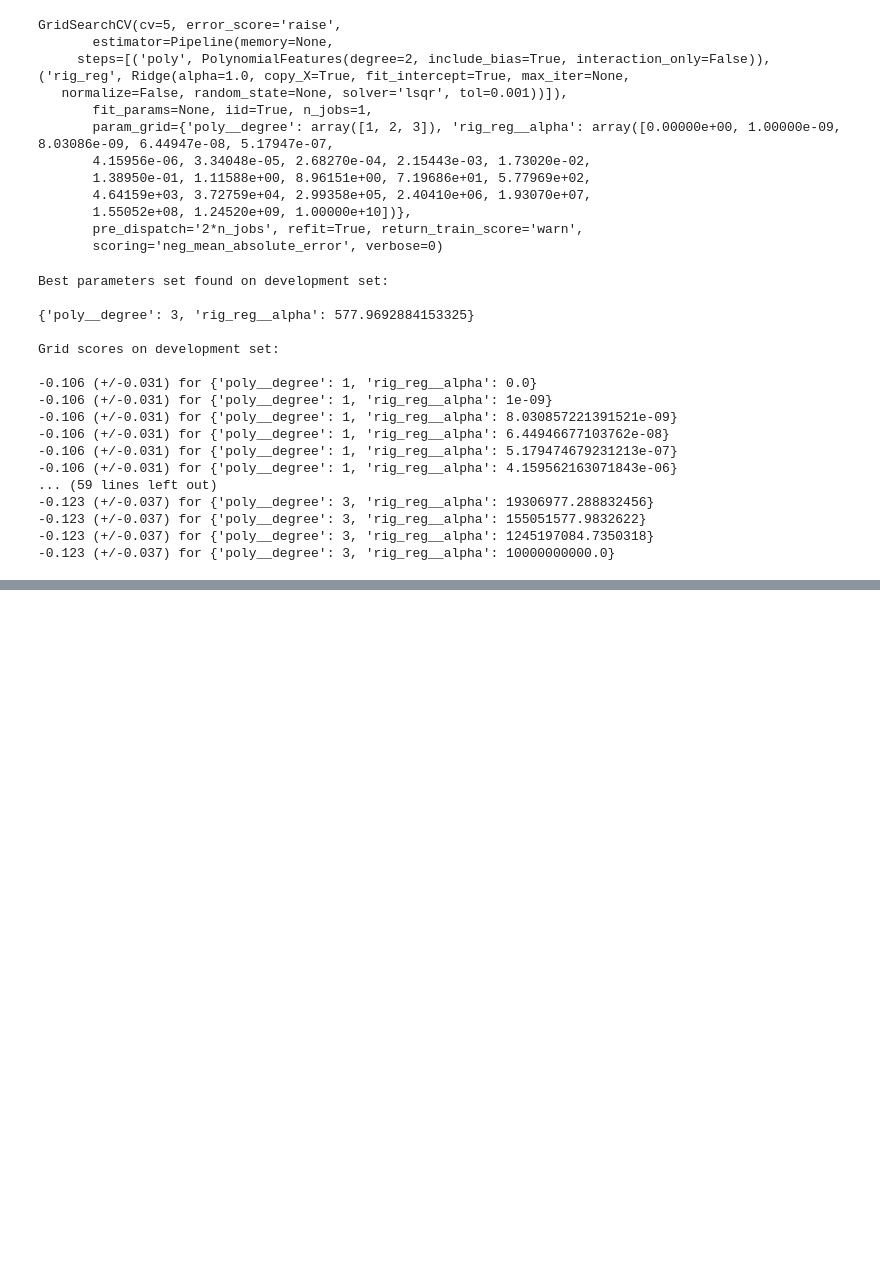
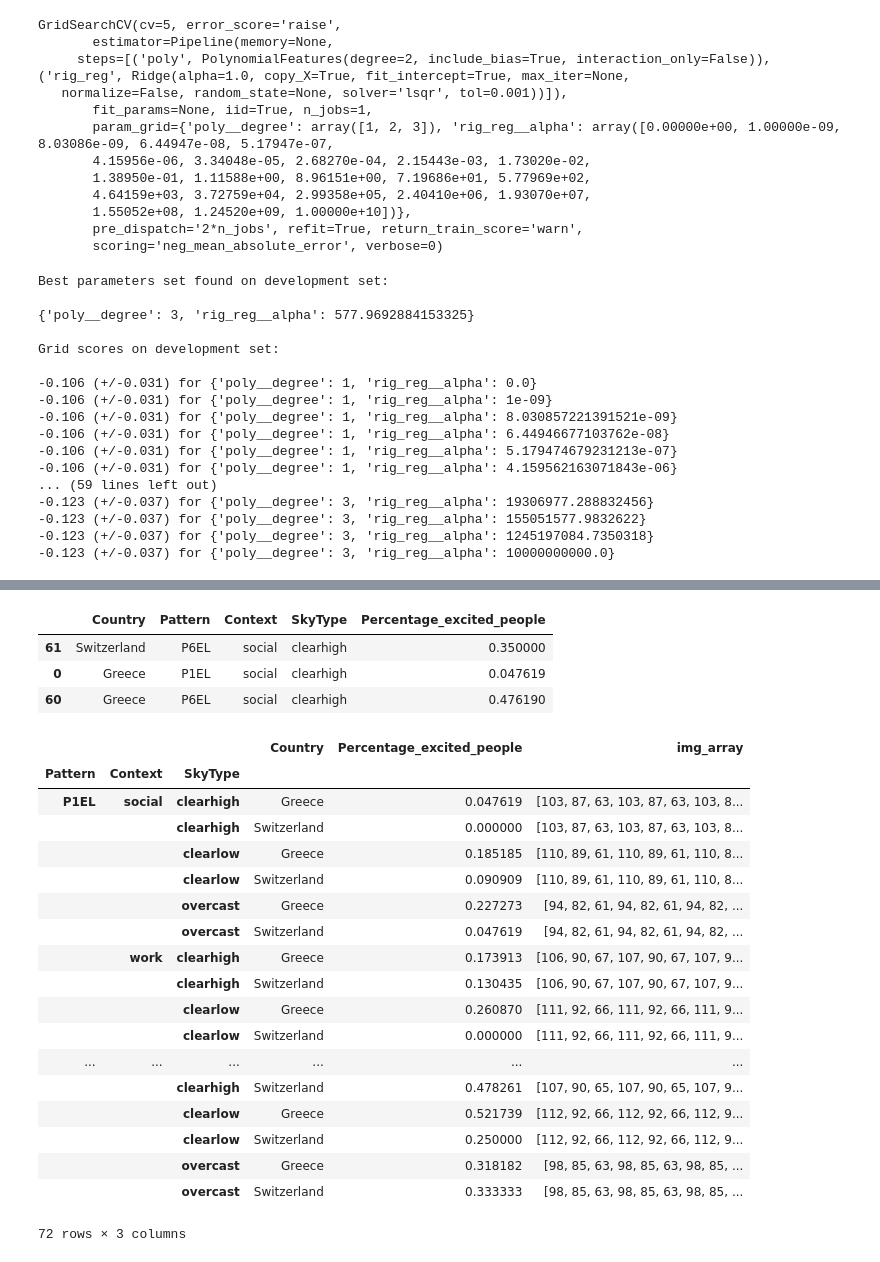
Before and after one commit to joSanchez28/Machine-Learning-EPFL, a Jupyter notebook: Project2-ArchitectureExperiment/Project2-Notebook - New Approach.ipynb, the cells around one changed output, grey strips where cells are left out. Saved outputs shown, nothing was run; the diff lists cells and outputs as text; code cells hidden in the pictures; blank space fills up the shorter version.

```diff
--- a/Project2-ArchitectureExperiment/Project2-Notebook - New Approach.ipynb
+++ b/Project2-ArchitectureExperiment/Project2-Notebook - New Approach.ipynb
@@ -810,0 +864,4 @@ Grid scores on development set:
+# %%
+pixels_df = pd.DataFrame(pixels)
+# %%
+pixels_df.columns = ['Pattern', 'Context', 'SkyType', 'img_array']
@@ -810,0 +876,33 @@ Grid scores on development set:
+# %%
+fdata[['Country', 'Pattern', 'Context', 'SkyType', 'Percentage_excited_people']].sample(3)
+# %% [output]
+|  | Country | Pattern | Context | SkyType | Percentage_excited_people |
+| 61 | Switzerland | P6EL | social | clearhigh | 0.350000 |
+| 0 | Greece | P1EL | social | clearhigh | 0.047619 |
+| 60 | Greece | P6EL | social | clearhigh | 0.476190 |
+# %%
+percent_excited = fdata[['Country', 'Pattern', 'Context', 'SkyType', 'Percentage_excited_people']]
+# %%
+pixels_excited_df = percent_excited.set_index(['Pattern', 'Context', 'SkyType']).join(pixels_df.set_index(['Pattern', 'Context', 'SkyType']))
+# %%
+pixels_excited_df
+# %% [output]
+|  |  |  | Country | Percentage_excited_people | img_array |
+| Pattern | Context | SkyType |  |  |  |
+| P1EL | social | clearhigh | Greece | 0.047619 | [103, 87, 63, 103, 87, 63, 103, 8... |
+|  |  | clearhigh | Switzerland | 0.000000 | [103, 87, 63, 103, 87, 63, 103, 8... |
+|  |  | clearlow | Greece | 0.185185 | [110, 89, 61, 110, 89, 61, 110, 8... |
+|  |  | clearlow | Switzerland | 0.090909 | [110, 89, 61, 110, 89, 61, 110, 8... |
+|  |  | overcast | Greece | 0.227273 | [94, 82, 61, 94, 82, 61, 94, 82, ... |
+|  |  | overcast | Switzerland | 0.047619 | [94, 82, 61, 94, 82, 61, 94, 82, ... |
+|  | work | clearhigh | Greece | 0.173913 | [106, 90, 67, 107, 90, 67, 107, 9... |
+|  |  | clearhigh | Switzerland | 0.130435 | [106, 90, 67, 107, 90, 67, 107, 9... |
+|  |  | clearlow | Greece | 0.260870 | [111, 92, 66, 111, 92, 66, 111, 9... |
+|  |  | clearlow | Switzerland | 0.000000 | [111, 92, 66, 111, 92, 66, 111, 9... |
+| ... | ... | ... | ... | ... | ... |
+|  |  | clearhigh | Switzerland | 0.478261 | [107, 90, 65, 107, 90, 65, 107, 9... |
+|  |  | clearlow | Greece | 0.521739 | [112, 92, 66, 112, 92, 66, 112, 9... |
+|  |  | clearlow | Switzerland | 0.250000 | [112, 92, 66, 112, 92, 66, 112, 9... |
+|  |  | overcast | Greece | 0.318182 | [98, 85, 63, 98, 85, 63, 98, 85, ... |
+|  |  | overcast | Switzerland | 0.333333 | [98, 85, 63, 98, 85, 63, 98, 85, ... |
+72 rows × 3 columns
```
Also changed, not shown: parts of 22 cells of this notebook.
